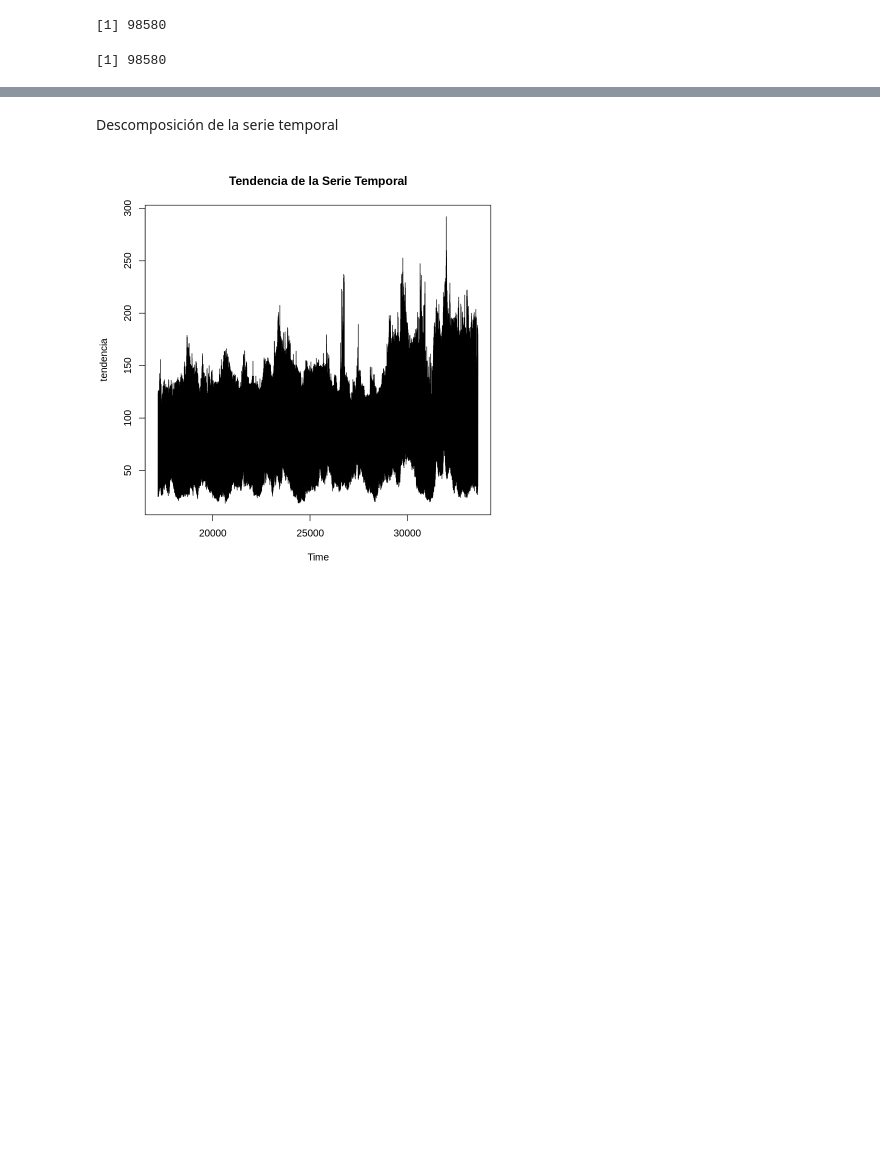
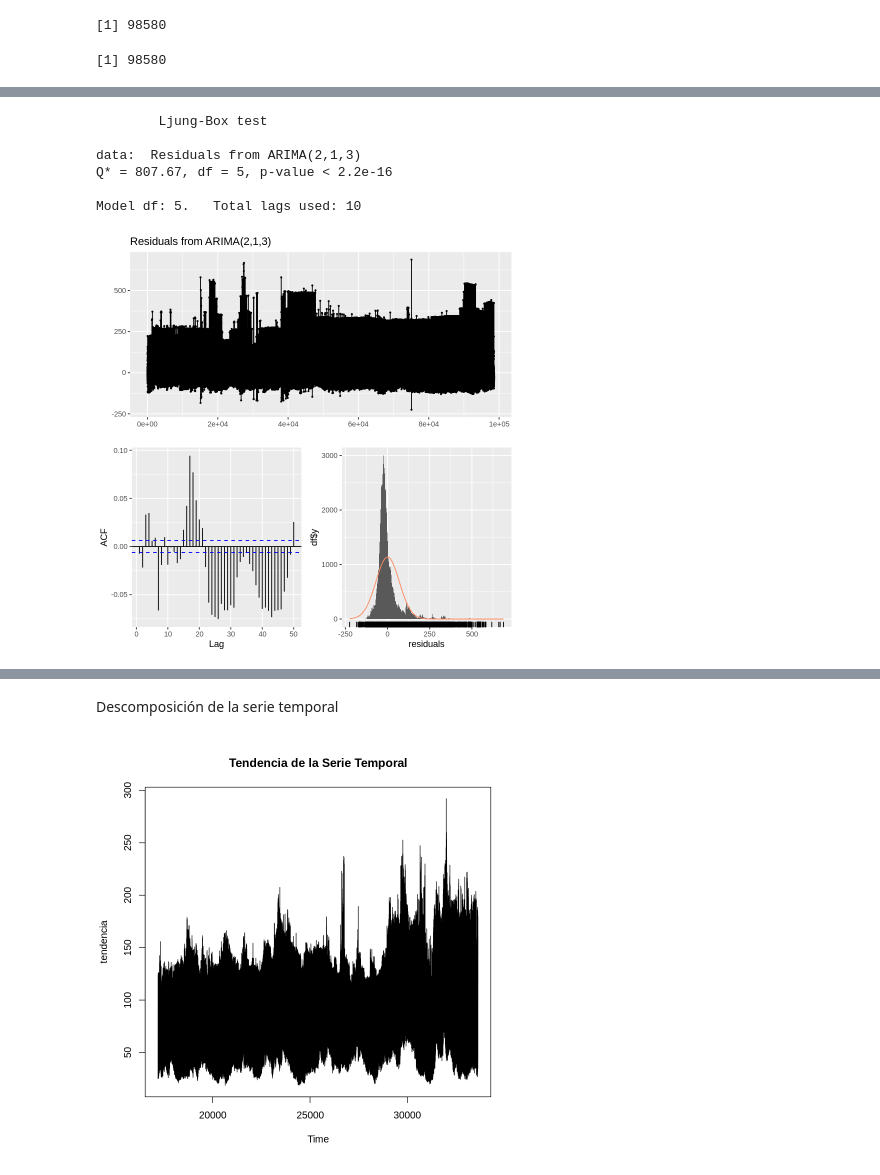
Before and after one commit to vien2/Data_Actividad2_Estadistica_Avanzada, a Jupyter notebook: Actividad2_Estadística.ipynb, the cells around one changed output, grey strips where cells are left out. Saved outputs shown, nothing was run; the diff lists cells and outputs as text; code cells hidden in the pictures; blank space fills up the shorter version.

```diff
--- a/Actividad2_Estadística.ipynb
+++ b/Actividad2_Estadística.ipynb
@@ -92,0 +122,10 @@ if (!require(forecast)) {
+# %%
+checkresiduals(model)
+# %% [output]
+        Ljung-Box test
+
+data:  Residuals from ARIMA(2,1,3)
+Q* = 807.67, df = 5, p-value < 2.2e-16
+
+Model df: 5.   Total lags used: 10
+[figure, added]
```
Also changed, not shown: parts of 13 cells of this notebook.
